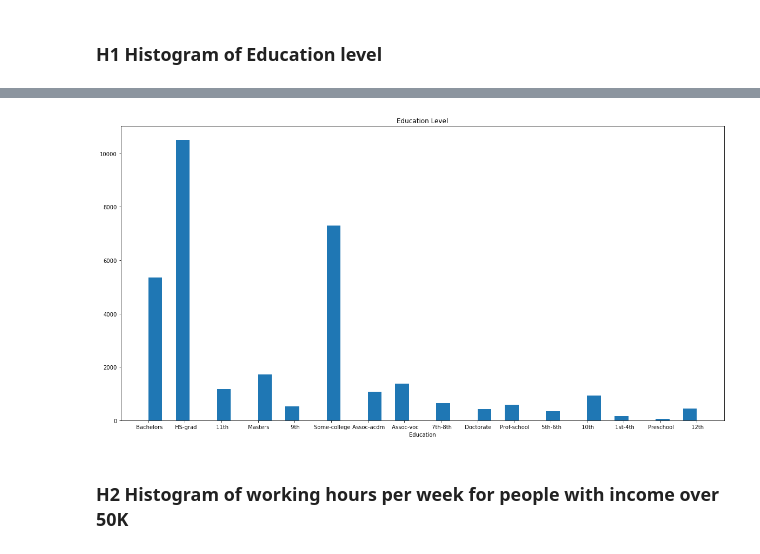
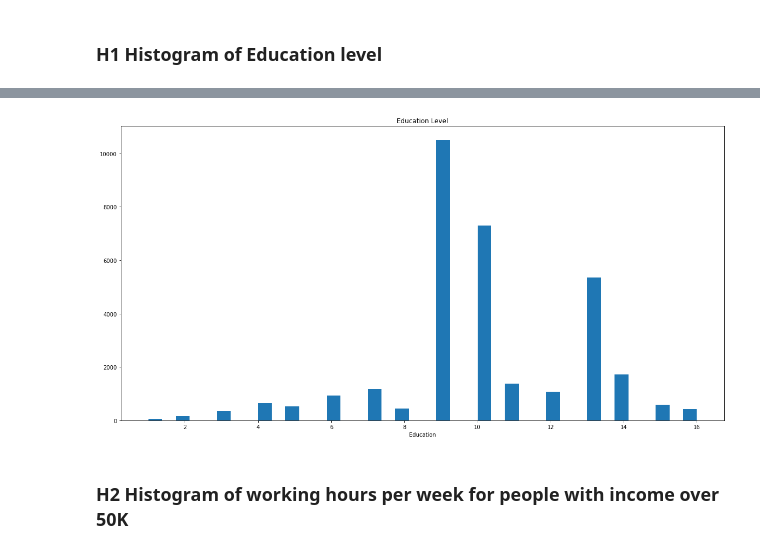
Before and after one commit to awadiaby/Projet_SBD, a Jupyter notebook: SBD.ipynb, the cells around one changed output, grey strips where cells are left out. Cells and saved outputs as stored; diff of their text form; code cells hidden in the pictures.

```diff
--- a/SBD.ipynb
+++ b/SBD.ipynb
@@ -19,6 +19,6 @@ data.head()
 ### H1 Histogram of Education level
 # %%
 # Load the Education donner
-df_education = data['Education']
+df_education = data[['Education',' Education-num']]
 df_education
 # %% [output]
@@ -36,0 +38,3 @@ Name: Education, Length: 32561, dtype: object
+# %%
+df_education_num = df_education[' Education-num']
+df_education_num
@@ -37,9 +54,9 @@ Name: Education, Length: 32561, dtype: object
 # %%
 plt.figure(figsize=(20,10))
-plt.hist(df_education, bins=40)
+plt.hist(df_education_num, bins=40)
 plt.gca().set(title='Education Level', xlabel='Education');
 # %% [output]
-[figure, old version]
+[figure, new version]
 # %% [markdown]
 ### H2 Histogram of working hours per week for people with income over 50K
 # %%
```
Also changed, not shown: parts of 23 cells of this notebook.
